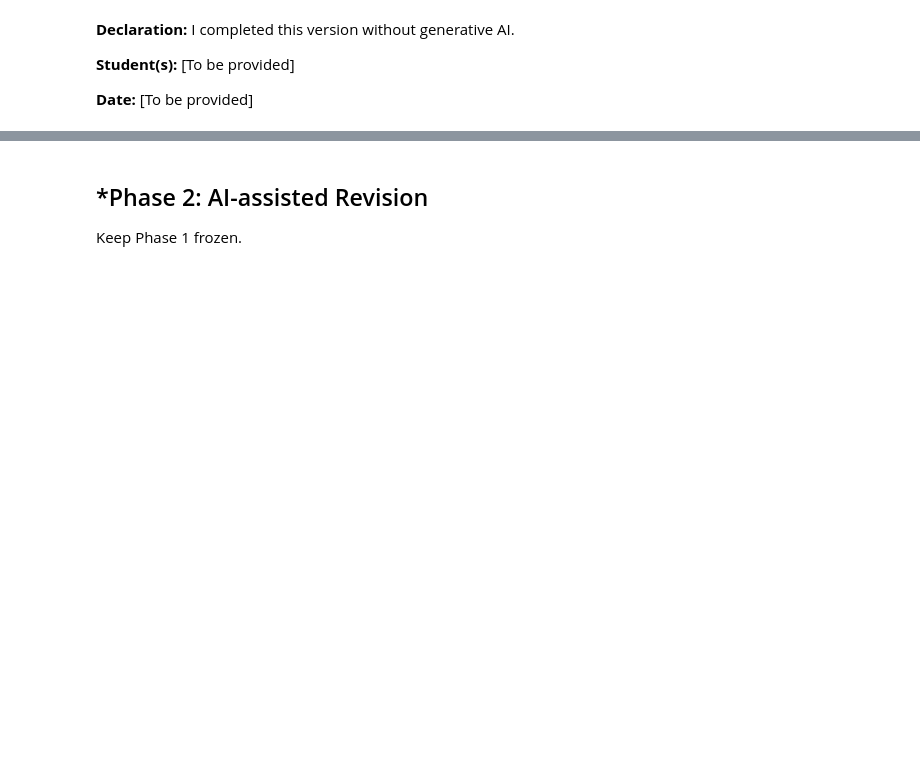
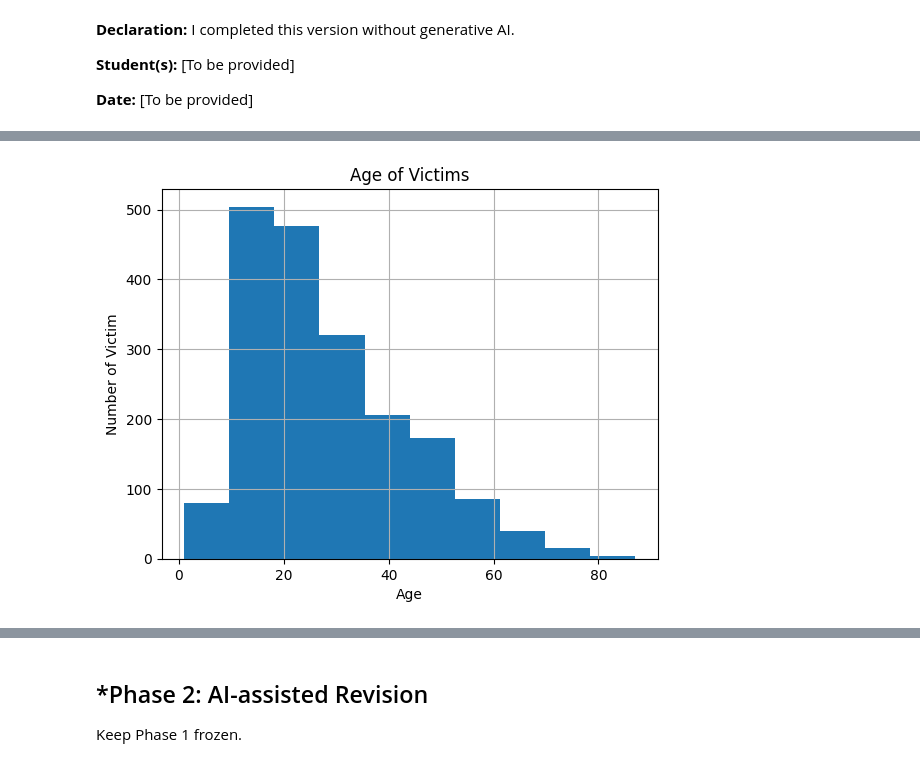
Before and after one commit to avaabarnes/A01-data-wrangling, a Jupyter notebook: A01.ipynb, the cells around one changed output, grey strips where cells are left out. Saved outputs shown, nothing was run; the diff lists cells and outputs as text; code cells hidden in the pictures; blank space fills up the shorter version.

```diff
--- a/A01.ipynb
+++ b/A01.ipynb
@@ -59,0 +140,97 @@ print("Total Missing Values:", airbnb["Price"].isna().sum())
+# %%
+#Question 2-1
+
+
+import numpy as np
+import matplotlib.pyplot as plt
+import pandas as pd
+
+incident_log = pd.read_excel("/content/GSAF5.xls")
+#importing incident log excel file
+
+incident_log.dropna(how='all', axis = 1, inplace = True)
+#dropping columns without data
+
+incident_log["Year"].dtype
+#checking to see whether the year treated as an integer or float - treated as a float
+
+
+#Cleaning the Year variable
+
+incident_log['Year']=pd.to_numeric(incident_log['Year'], errors='coerce')
+#converting the Year variable from a float to a number
+
+#Finding range of values
+incident_log['Year'].min() #finding the lowest year, output = zero
+incident_log['Year'].max() #finding the highest year, output = 2026
+
+
+#filter the rows to focus on attacks since 1940
+filter = incident_log['Year'] >= 1940
+incident_log[filter]
+
+#Naming variable to count attacks per year after 1940
+attacks_per_year_1940 = incident_log[filter]['Year'].value_counts().sort_index()
+
+#Making visual to see if attacks are increasing, decrasing, or constant between 1940-2026
+#attacks_per_year_1940.plot()
+#plt.xlabel('Year')
+#plt.ylabel('Number of Attacks')
+#plt.title('Shark Attacks Since 1940')
+#plt.show
+
+
+#Cleaning the Age variable
+
+incident_log['Age'].dtype #checking to see the data type of the age variable - it is an object
+
+incident_log['Age'] = incident_log['Age'].str.replace('+','', regex=False) #removing "+" from the Age variable ex. "50+" "
+incident_log['Age'] = incident_log['Age'].str.replace("'s",'', regex=False) #removing "'s" from the Age variable ex. "50's"
+
+incident_log['Age'] = pd.to_numeric(incident_log["Age"], errors='coerce')
+#converting from object to numeric and missing values to NaN
+
+incident_log['Age'].dtype #checking to make sure converted to numeric
+
+#Creating a histogram
+incident_log['Age'].hist()
+plt.xlabel('Age') #Labeling x-axis
+plt.ylabel('Number of Victim') #Labeling y-axis
+plt.title('Age of Victims') #creating title of histogram
+
+
+#Finding the proportion of male victims
+male_proportion = ((incident_log['Sex'] == 'M').mean()) * 100
+#searching through the 'Sex' variable for M (male) values and multiplying that count by 100 to get the proportion
+
+print("Proportion of Male Victims: ",male_proportion) #printing the proportion
+
+#Cleaning the type variable
+
+
+incident_log["Type"].dtype #checking data type, treated as an object
+(incident_log['Type'].value_counts()) #checking what different values there are
+
+incident_log["Type"] =incident_log['Type'].str.strip()#removing unecessary spaces
+
+(incident_log['Type'].value_counts()) #checking now again what different values there are
+
+
+#Condensing into 3 variable: Provoked, Unprovoked, Unknown
+
+incident_log.loc[incident_log['Type'].str.lower() == 'unprovoked', 'Type'] = 'Unprovoked'
+#making the UNprovoked, unprovoked, and Unprovoked values all the same
+
+incident_log.loc[
+    (incident_log['Type'] != 'Provoked') &
+    (incident_log['Type'] != 'Unprovoked'),
+    'Type'
+] = 'Unknown' #creating the variable Unknown for all values that are not Unprovoked and Provoked
+
+incident_log['Type'].value_counts() #checking to see if types are now Unprovoked, Provoked, and Unknown
+
+#Finding the proportion of attacks that are Unprovoked
+
+unprovoked_attacks = ((incident_log['Type'] == 'Unprovoked').mean()) * 100
+print('Proportion of Unprovoked Attacks: ',unprovoked_attacks)
+# %% [output]
@@ -59,0 +239 @@ print("Total Missing Values:", airbnb["Price"].isna().sum())
+[figure, added]
```
Also changed, not shown: parts of 8 cells of this notebook.
